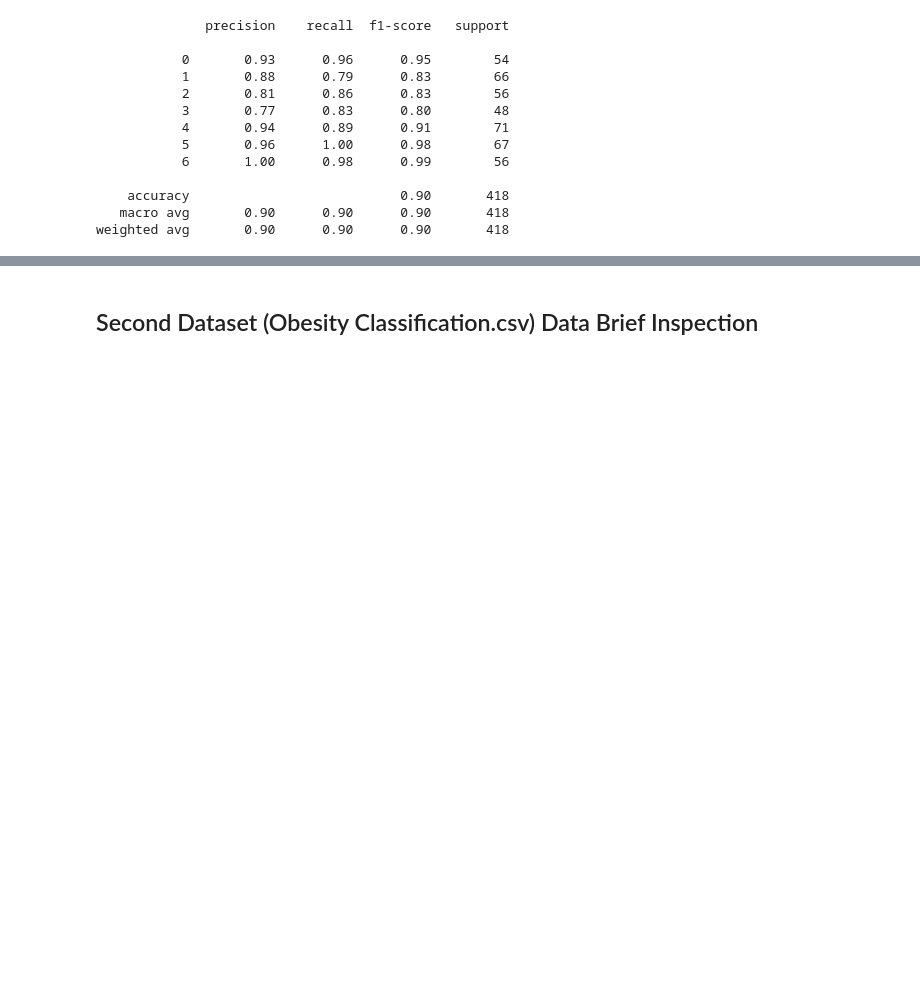
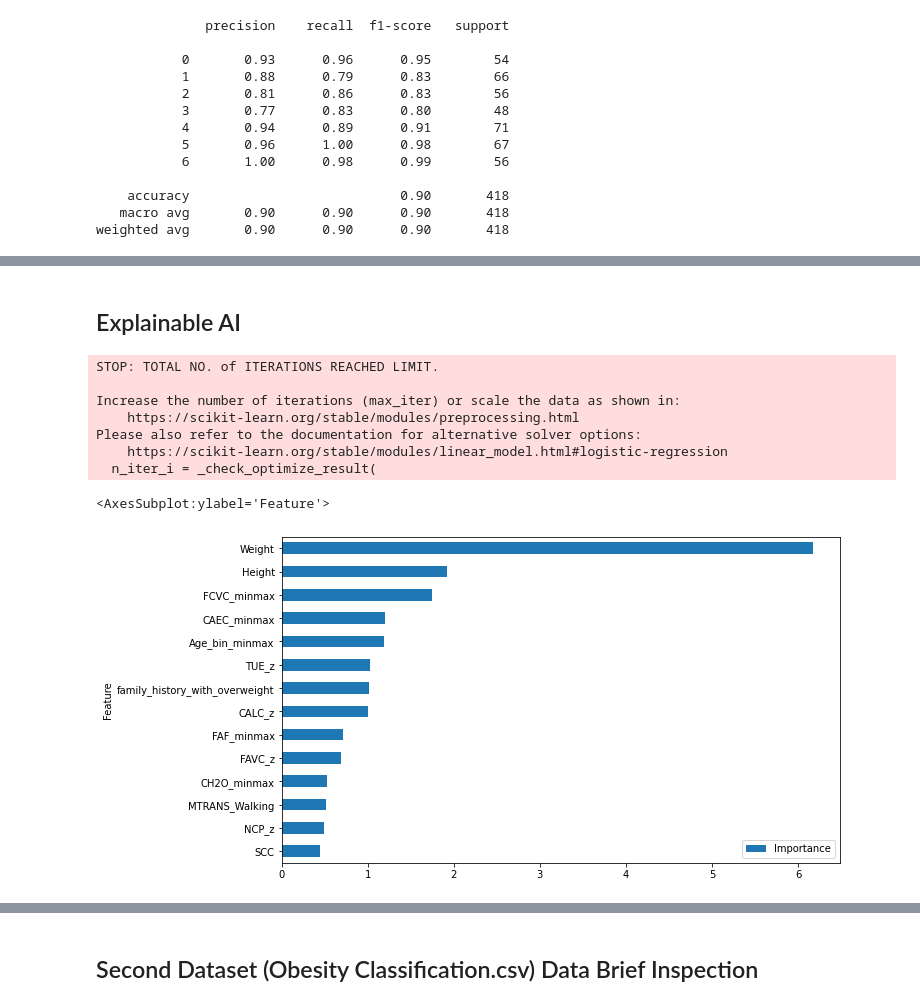
Before and after one commit to janiceivana/ds_project, a Jupyter notebook: obesity.ipynb, the cells around one changed output, grey strips where cells are left out. Cells and saved outputs as stored; diff of their text form; code cells hidden in the pictures; blank space fills up the shorter version.

```diff
--- a/obesity.ipynb
+++ b/obesity.ipynb
@@ -287,0 +431,7 @@ weighted avg       0.90      0.90      0.90       418
+# %%
+ovr_log = OneVsOneClassifier(LogisticRegression())
+ovr_knn = OneVsOneClassifier(KNeighborsClassifier())
+ovr_tree = OneVsOneClassifier(DecisionTreeClassifier())
+# %%
+log_grid = GridSearchCV(ovr_log, log_params, cv=5, verbose=True, refit=True, n_jobs=1, scoring=f1)
+log_grid.fit(X_train_sc, y_train)
@@ -287,0 +482,3 @@ weighted avg       0.90      0.90      0.90       418
+# %%
+knn_grid = GridSearchCV(ovr_knn, knn_params, cv=5, verbose=True, refit=True, n_jobs=1,scoring=f1)
+knn_grid.fit(X_train_sc, y_train)
@@ -287,0 +511,3 @@ weighted avg       0.90      0.90      0.90       418
+# %%
+tree_grid = GridSearchCV(ovr_tree, tree_params, cv=5, verbose=True, refit=True, n_jobs=-1,scoring=f1)
+tree_grid.fit(X_train_sc, y_train)
@@ -287,0 +543,23 @@ weighted avg       0.90      0.90      0.90       418
+# %% [markdown]
+##  Explainable AI
+# %%
+log = LogisticRegression()
+
+log.fit(X_train_sc, y_train)
+
+coefficients = log.coef_
+
+avg_importance = np.mean(np.abs(coefficients), axis=0)
+feature_importance = pd.DataFrame({'Feature': X.columns, 'Importance': avg_importance})
+feature_importance = feature_importance.sort_values('Importance', ascending=True)
+feature_importance.plot(x='Feature', y='Importance', kind='barh', figsize=(10, 6))
+# %% [output]
+STOP: TOTAL NO. of ITERATIONS REACHED LIMIT.
+
+Increase the number of iterations (max_iter) or scale the data as shown in:
+    https://scikit-learn.org/stable/modules/preprocessing.html
+Please also refer to the documentation for alternative solver options:
+    https://scikit-learn.org/stable/modules/linear_model.html#logistic-regression
+  n_iter_i = _check_optimize_result(
+<AxesSubplot:ylabel='Feature'>
+[figure, added]
```
Also changed, not shown: parts of 27 cells of this notebook.
